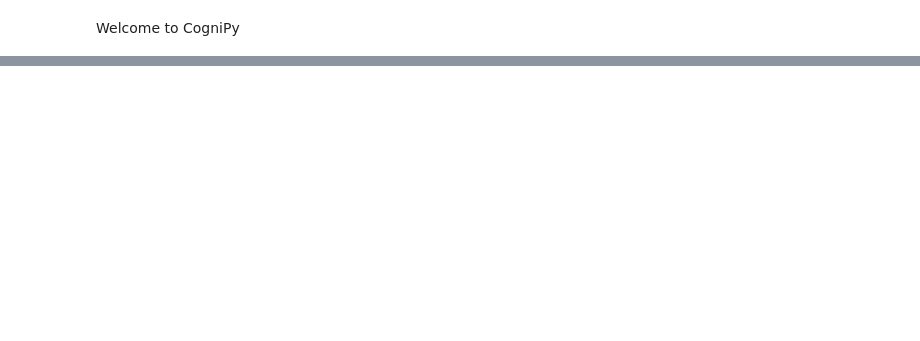
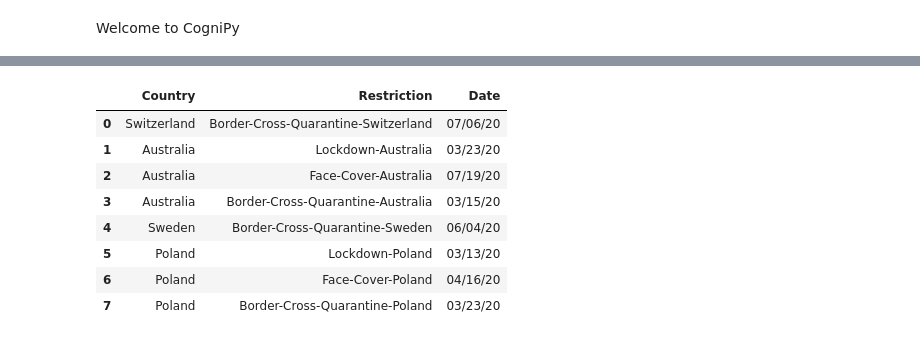
Before and after one commit to cognitum-octopus/cognipy, a Jupyter notebook: examples/Notebooks/Covid/Virus.ipynb, the cells around one changed output, grey strips where cells are left out. Saved outputs shown, nothing was run; the diff lists cells and outputs as text; code cells hidden in the pictures; blank space fills up the shorter version.

```diff
--- a/examples/Notebooks/Covid/Virus.ipynb
+++ b/examples/Notebooks/Covid/Virus.ipynb
@@ -65,7 +66,7 @@ onto.select_instances_of("a face-cover")
 # %%
-df=onto.sparql_query(CQL("""select ?a1 ?a2 ?d{
-                            ?a1 rdf:type <country>.
-                            ?a2 rdf:type <restriction>.
-                            ?a1 <introduceds> ?a2.
-                            ?a2 <was-introduced> ?d.
+df=onto.sparql_query(CQL("""select ?Country ?Restriction ?Date{
+                            ?Country rdf:type <country>.
+                            ?Restriction rdf:type <restriction>.
+                            ?Country <introduceds> ?Restriction.
+                            ?Restriction <was-introduced> ?Date.
                         }"""))
@@ -103,0 +73,13 @@ df_tests
+# %%
+df['Date'] = pd.to_datetime(df['Date']).apply(lambda x: x.strftime('%m/%d/%y'))
+df
+# %% [output]
+|  | Country | Restriction | Date |
+| 0 | Switzerland | Border-Cross-Quarantine-Switzerland | 07/06/20 |
+| 1 | Australia | Lockdown-Australia | 03/23/20 |
+| 2 | Australia | Face-Cover-Australia | 07/19/20 |
+| 3 | Australia | Border-Cross-Quarantine-Australia | 03/15/20 |
+| 4 | Sweden | Border-Cross-Quarantine-Sweden | 06/04/20 |
+| 5 | Poland | Lockdown-Poland | 03/13/20 |
+| 6 | Poland | Face-Cover-Poland | 04/16/20 |
+| 7 | Poland | Border-Cross-Quarantine-Poland | 03/23/20 |
```
Also changed, not shown: parts of 9 cells of this notebook, 3 other files.
